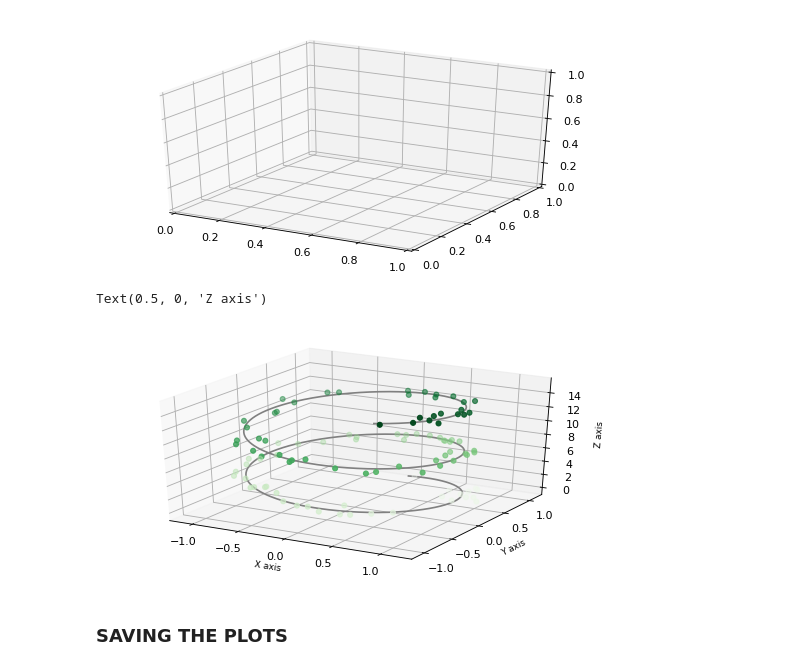
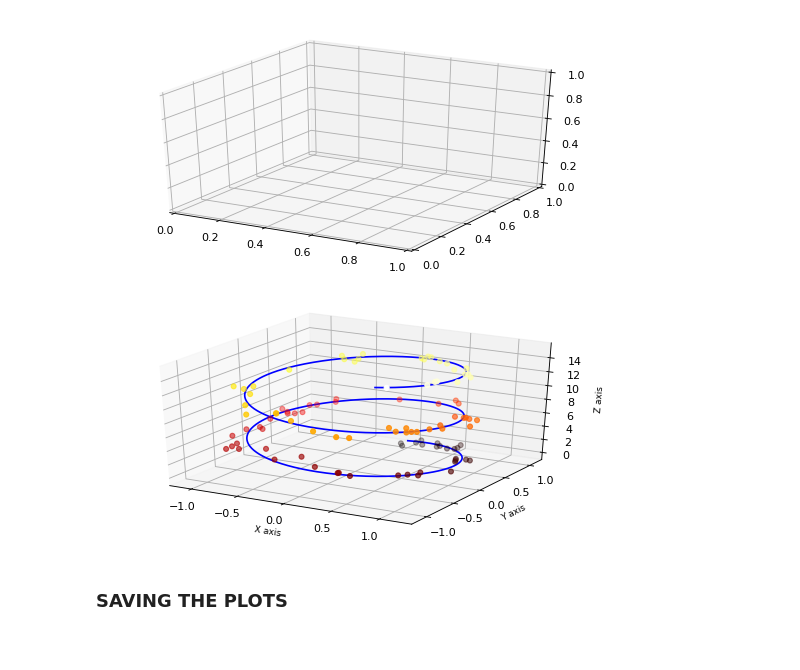
Before and after one commit to saka10101/DATA_VISUALIZATIONS_ESSENTIALS, a Jupyter notebook: COMPREHENSIVE_TUTORIALS/MATPLOTLIB_VISUALIZATIONS/Matplotlib Comprehensive Tutorial.ipynb, the cells around one changed output. Cells and saved outputs as stored; diff of their text form; code cells hidden in the pictures.

```diff
--- a/COMPREHENSIVE_TUTORIALS/MATPLOTLIB_VISUALIZATIONS/Matplotlib Comprehensive Tutorial.ipynb
+++ b/COMPREHENSIVE_TUTORIALS/MATPLOTLIB_VISUALIZATIONS/Matplotlib Comprehensive Tutorial.ipynb
@@ -356,26 +402,30 @@ ax = plt.axes(projection='3d')
 # %%
 #Simple Example of line and points plot in 3D space
 
 fig = plt.figure(figsize=(8, 4), dpi=80)
 ax = plt.axes(projection='3d')
 
 # Data for a three-dimensional line
 zline = np.linspace(0, 15, 1000)
 xline = np.sin(zline)
 yline = np.cos(zline)
-ax.plot3D(xline, yline, zline, 'gray')
+ax.plot3D(xline, yline, zline, 'blue')
 
 # Data for three-dimensional scattered points
 zdata = 15 * np.random.random(100)
 xdata = np.sin(zdata) + 0.1 * np.random.randn(100)
 ydata = np.cos(zdata) + 0.1 * np.random.randn(100)
-ax.scatter3D(xdata, ydata, zdata, c=zdata, cmap='Greens');
+
+#Make scatter 3D plot and label axis
+ax.scatter3D(xdata, ydata, zdata, c=zdata, cmap='hot');
 ax.set_xlabel('X axis',fontsize=8)
 ax.set_ylabel('Y axis',fontsize=8)
 ax.set_zlabel('Z axis',fontsize=8)
+
+#Show the result
+plt.show()
 # %% [output]
-Text(0.5, 0, 'Z axis')
-[figure, old version]
+[figure, new version]
 # %% [markdown]
 ### SAVING THE PLOTS
 # %% [markdown]
```
Also changed, not shown: parts of 16 cells of this notebook, 3 other files.
